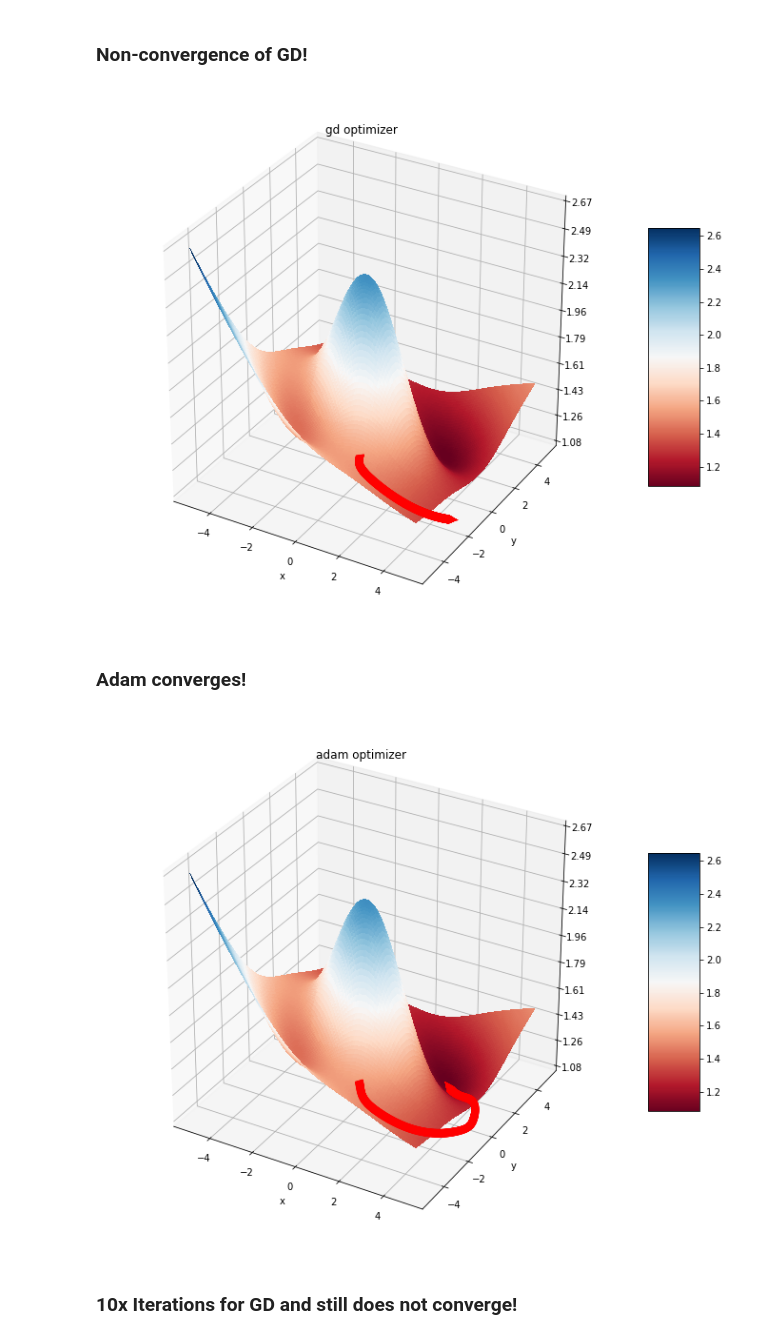
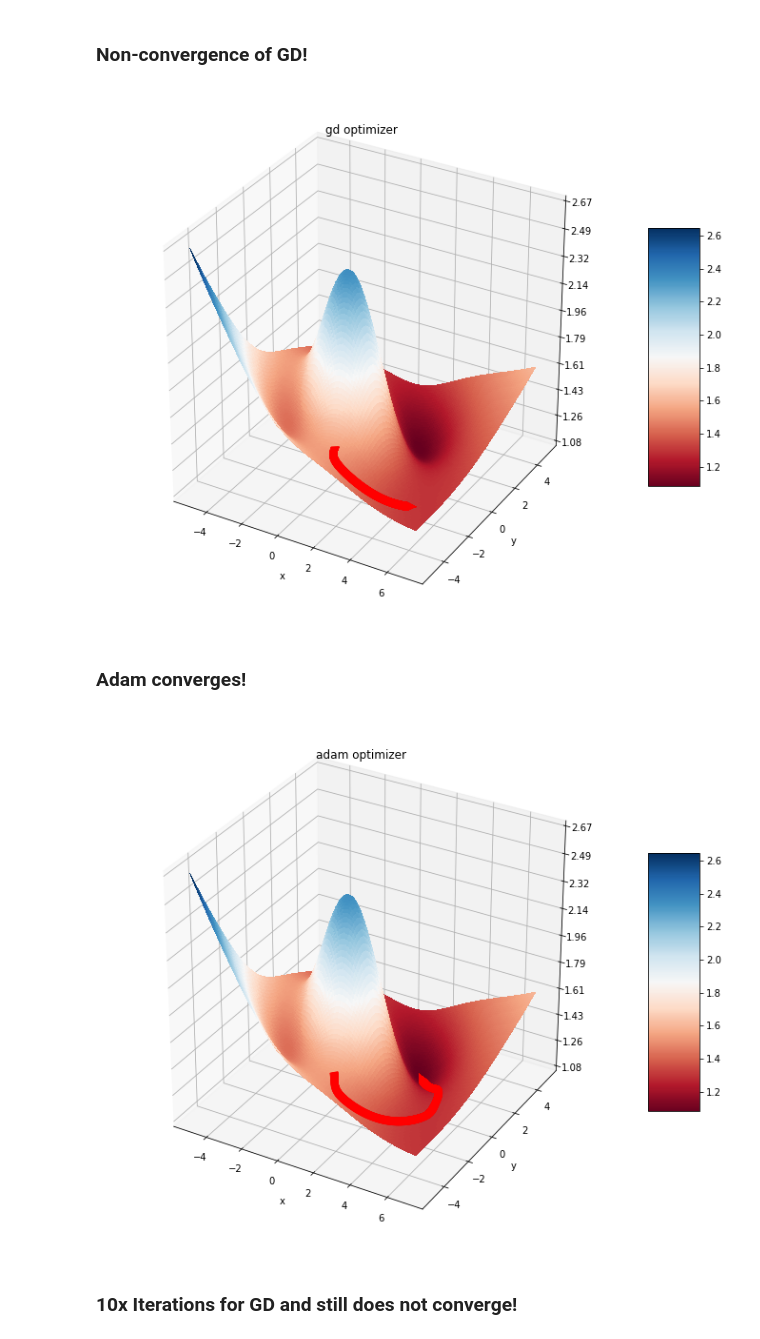
Before and after one commit to cs207-project-group4/cs207-FinalProject, a Jupyter notebook: Convergence_Results.ipynb, the cells around one changed output. Saved outputs shown, nothing was run; the diff lists cells and outputs as text; code cells hidden in the pictures.

Commit message:
fix graph images

```diff
--- a/Convergence_Results.ipynb
+++ b/Convergence_Results.ipynb
@@ -35,12 +35,12 @@ class Arrow3D(FancyArrowPatch):
 # %%
 from autograd.optimize import GD, Adam
 # %%
-def plot_nice_surface_and_gradients(f, lim_inf, lim_sup, iterations=50, startingPoint=[0.1,-0.1],
+def plot_nice_surface_and_gradients(f, x_lims=[-5, 5], y_lims=[-5, 5], iterations=50, startingPoint=[0.1,-0.1],
                                    title='vector function plus gradient descent algorithm',
                                    solver='adam',
                                    lr=0.1):
-    x=np.linspace(lim_inf,lim_sup,100)
-    y=np.linspace(lim_inf,lim_sup,100)
+    x=np.linspace(x_lims[0],x_lims[1],100)
+    y=np.linspace(y_lims[0],y_lims[1],100)
 
     X,Y=np.meshgrid(x,y)
 
@@ -111,25 +111,27 @@ plot_nice_surface_and_gradients(loss_function, -5, 5,
 # %% [markdown]
 ### Non-convergence of GD!
 # %%
-plot_nice_surface_and_gradients(loss_function, -5, 5,
+plot_nice_surface_and_gradients(loss_function,
+                                x_lims=[-5,7],
                                 title='gd optimizer',
                                 solver='gd',
                                 startingPoint=[2,-4],
                                 lr=0.1,
                                 iterations=1000)
 # %% [output]
-[figure, old version]
+[figure, new version]
 # %% [markdown]
 ### Adam converges!
 # %%
-plot_nice_surface_and_gradients(loss_function, -5, 5,
+plot_nice_surface_and_gradients(loss_function,
+                                x_lims=[-5, 7],
                                 title='adam optimizer',
                                 solver='adam',
                                 startingPoint=[2,-4],
                                 lr=0.01,
                                 iterations=1000)
 # %% [output]
-[figure, old version]
+[figure, new version]
 # %% [markdown]
 ### 10x Iterations for GD and still does not converge!
 # %%
```
Also changed, not shown: parts of 7 cells of this notebook.
